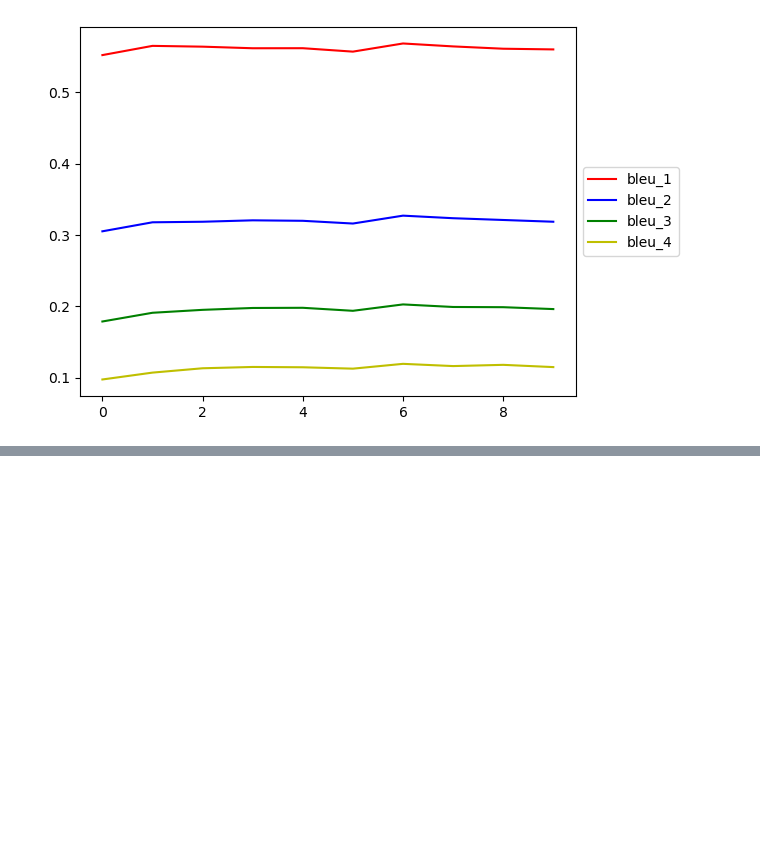
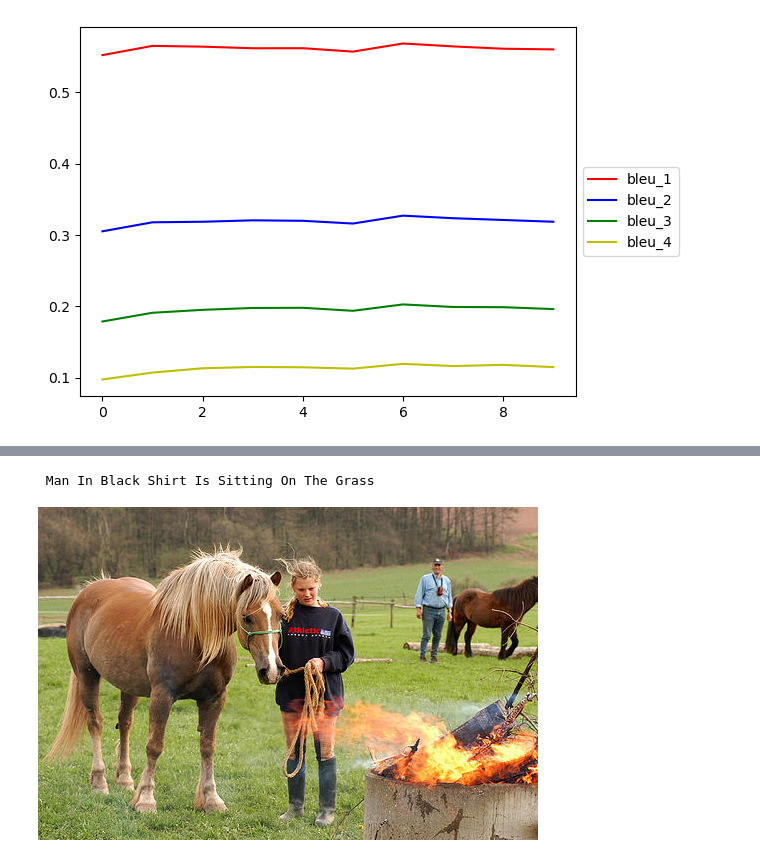
Before and after one commit to Swagaholik/auto-caption-generator, a Jupyter notebook: alt-text-generation.ipynb, the cells around one changed output, grey strips where cells are left out. Drawn from its saved outputs; the diff is of its cells as text; code cells hidden in the pictures; blank space fills up the shorter version.

```diff
--- a/alt-text-generation.ipynb
+++ b/alt-text-generation.ipynb
@@ -771,0 +814,7 @@ plot_bleu(5)
+# %%
+filename = f'{dataset_images}/10815824_2997e03d76.jpg'
+print(get_image_caption(filename, model))
+display(Image(filename))
+# %% [output]
+ Man In Black Shirt Is Sitting On The Grass
+[figure, added]
```
Also changed, not shown: parts of 9 cells of this notebook, 1 other file.
